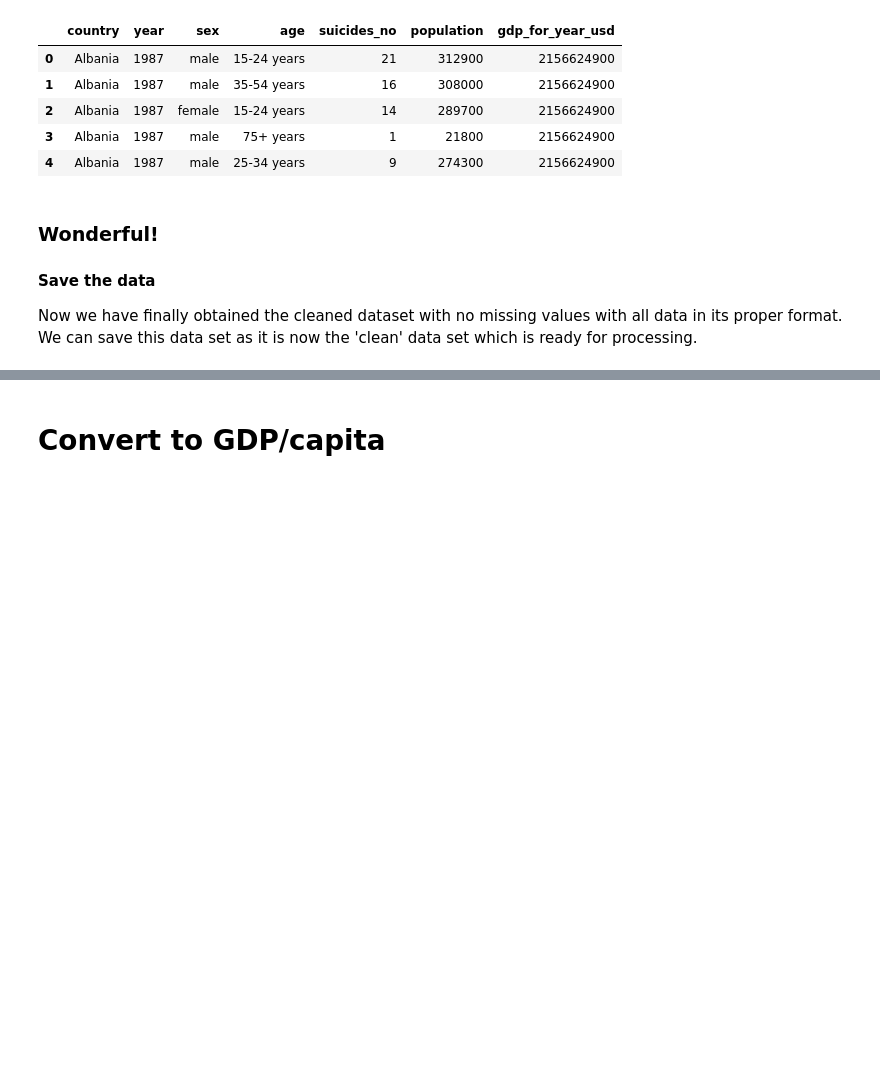
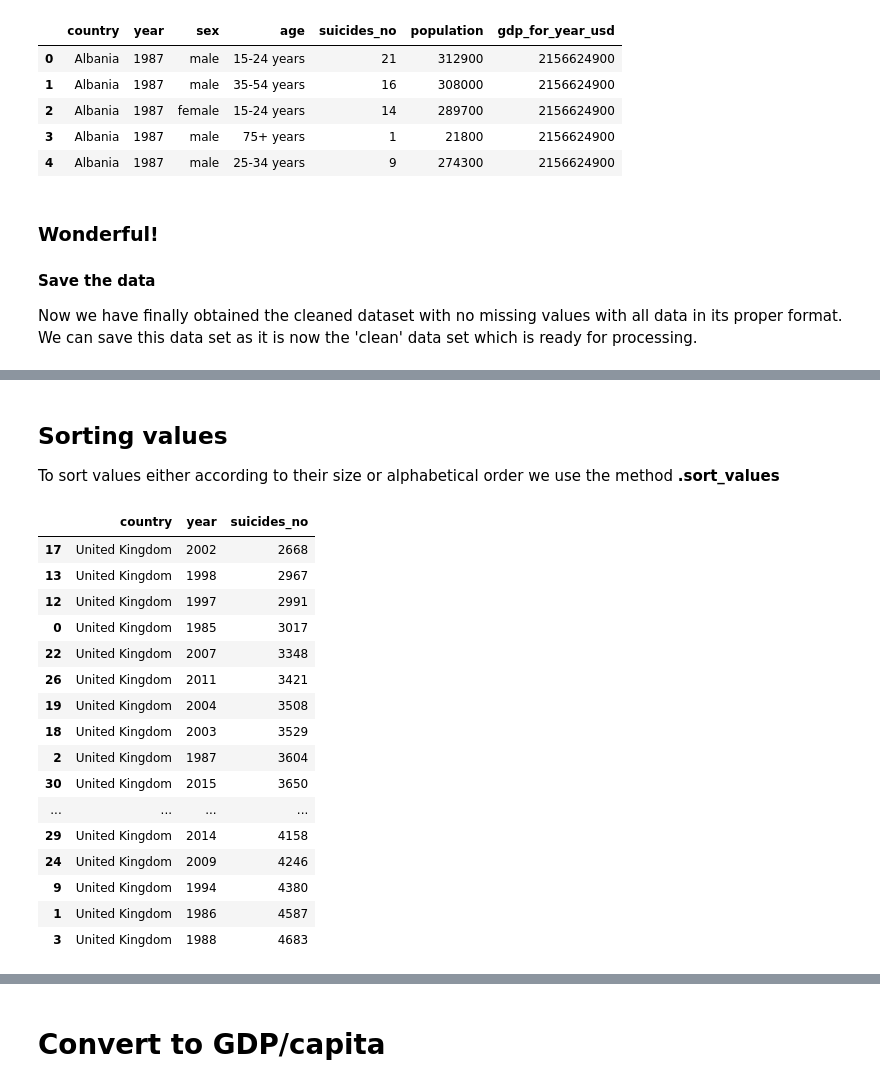
Before and after one commit to siddharthramanan/TeamCoders_Event_Based_Model, a Jupyter notebook: 2_DataCleaningAndWrangling/Data_Wrangling_WHO.ipynb, the cells around one changed output, grey strips where cells are left out. Cells and saved outputs as stored; diff of their text form; code cells hidden in the pictures; blank space fills up the shorter version.

```diff
--- a/2_DataCleaningAndWrangling/Data_Wrangling_WHO.ipynb
+++ b/2_DataCleaningAndWrangling/Data_Wrangling_WHO.ipynb
@@ -966,0 +990,3 @@ Data operations can be performed through various built-in methods for faster dat
+# %%
+UK_data_year_suicides= UK_data[['country','year', 'suicides_no']] # country_grouped.get_group('United Kingdom').
+UK_data_year_suicides
@@ -966,0 +1009,3 @@ Data operations can be performed through various built-in methods for faster dat
+# %%
+UK_suicides_per_year =UK_data_year_suicides.groupby(['country','year'],as_index=False).sum()
+UK_suicides_per_year.head(10)
@@ -966,0 +1024,24 @@ Data operations can be performed through various built-in methods for faster dat
+# %% [markdown]
+## Sorting values
+To sort values either according to their size or alphabetical order we use  the method **.sort_values**
+# %%
+UK_suicides_per_year_sorted=UK_suicides_per_year.sort_values('suicides_no') # The default is ascending order
+UK_suicides_per_year_sorted
+# %% [output]
+|  | country | year | suicides_no |
+| 17 | United Kingdom | 2002 | 2668 |
+| 13 | United Kingdom | 1998 | 2967 |
+| 12 | United Kingdom | 1997 | 2991 |
+| 0 | United Kingdom | 1985 | 3017 |
+| 22 | United Kingdom | 2007 | 3348 |
+| 26 | United Kingdom | 2011 | 3421 |
+| 19 | United Kingdom | 2004 | 3508 |
+| 18 | United Kingdom | 2003 | 3529 |
+| 2 | United Kingdom | 1987 | 3604 |
+| 30 | United Kingdom | 2015 | 3650 |
+| ... | ... | ... | ... |
+| 29 | United Kingdom | 2014 | 4158 |
+| 24 | United Kingdom | 2009 | 4246 |
+| 9 | United Kingdom | 1994 | 4380 |
+| 1 | United Kingdom | 1986 | 4587 |
+| 3 | United Kingdom | 1988 | 4683 |
```
Also changed, not shown: parts of 25 cells of this notebook.
